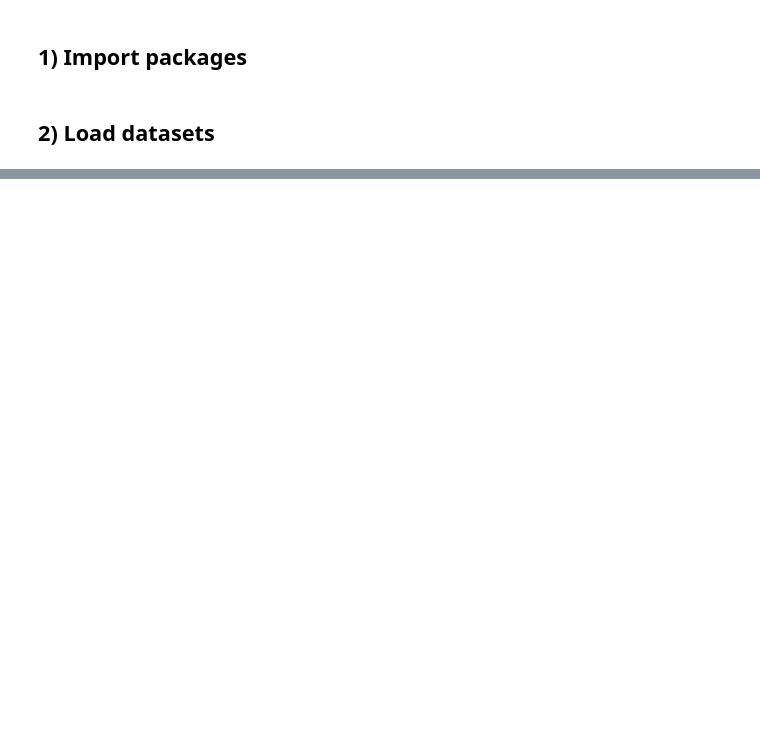
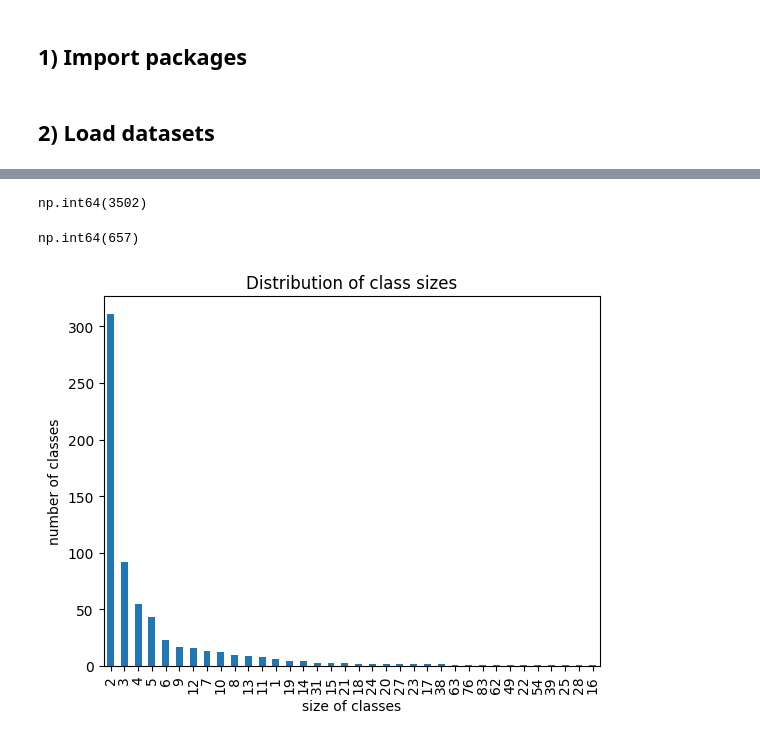
Before and after one commit to Fazel-AVB/NPOmix_python, a Jupyter notebook: ml_methods.ipynb, the cells around one changed output, grey strips where cells are left out. Saved outputs shown, nothing was run; the diff lists cells and outputs as text; code cells hidden in the pictures; blank space fills up the shorter version.

```diff
--- a/ml_methods.ipynb
+++ b/ml_methods.ipynb
@@ -59,0 +100,8 @@ final_df = pd.read_pickle(os.path.join(output_path, 'final_df.pkl'))
+# %%
+class_counts = training_df['label'].value_counts()
+count_counts = class_counts.value_counts()
+
+# sort the counts in descending order
+count_counts = count_counts.sort_values(ascending=False)
+
+print(count_counts)
@@ -59,0 +126,17 @@ final_df = pd.read_pickle(os.path.join(output_path, 'final_df.pkl'))
+# %%
+# Get the summation of index * value in count_counts
+np.sum(count_counts.index * count_counts)
+# %% [output]
+np.int64(3502)
+# %%
+np.sum(count_counts)
+# %% [output]
+np.int64(657)
+# %%
+count_counts.plot(kind='bar')
+plt.xlabel('size of classes')
+plt.ylabel('number of classes')
+plt.title('Distribution of class sizes')
+plt.show()
+# %% [output]
+[figure, added]
```
Also changed, not shown: parts of 23 cells of this notebook, 2 other files.
